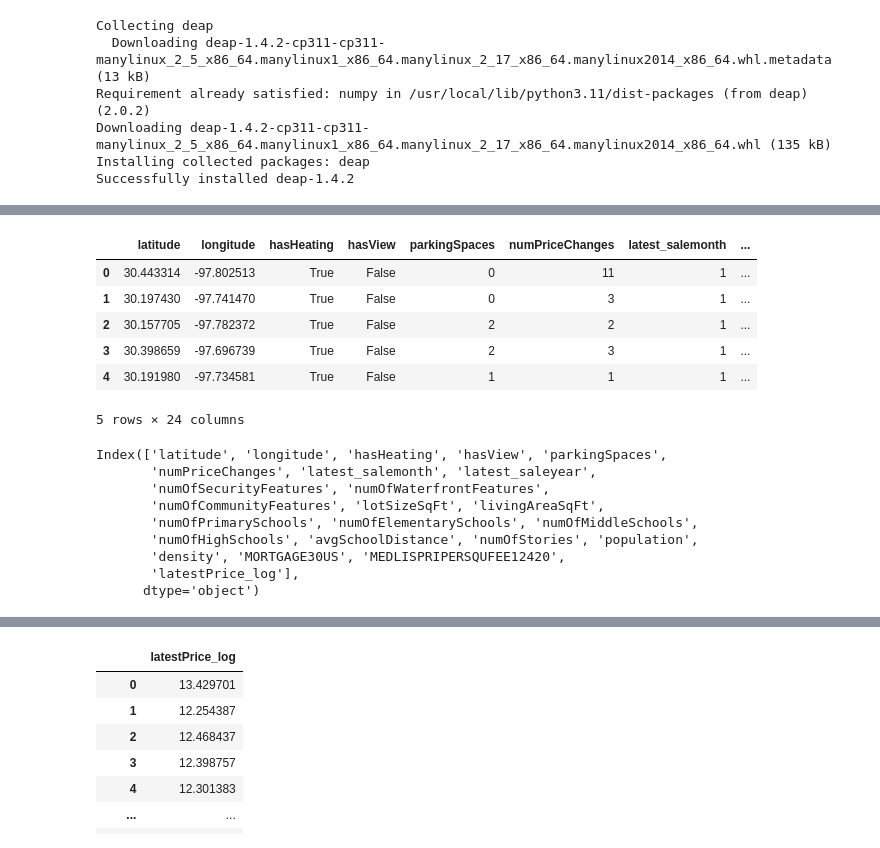
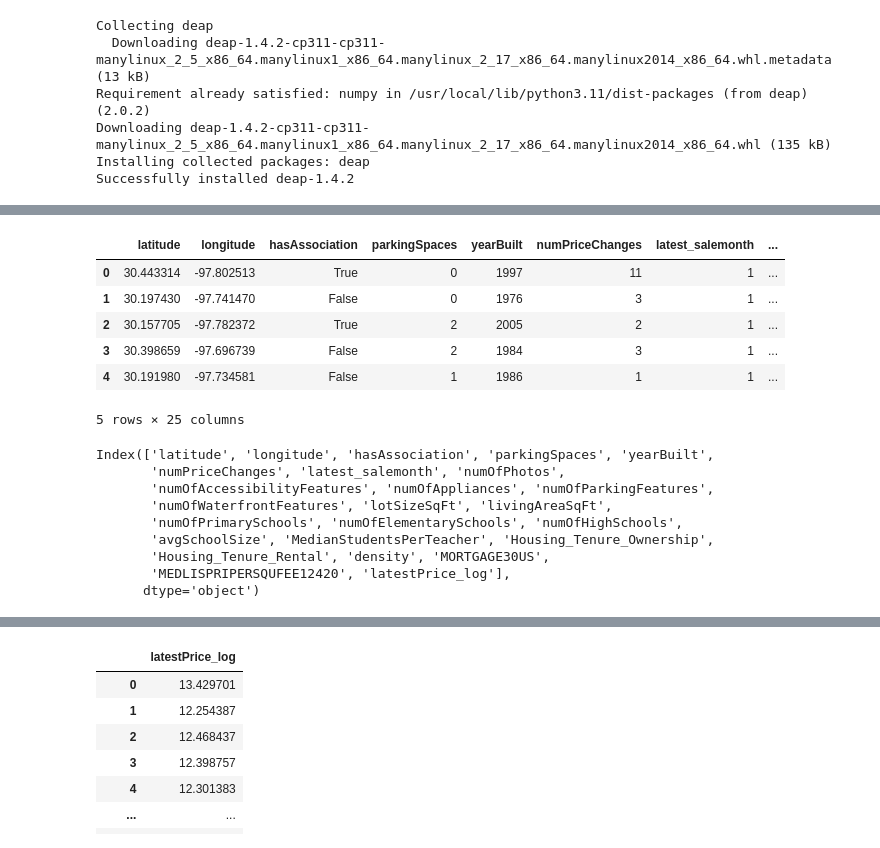
Before and after one commit to Shahahaha11/LION_DEN, a Jupyter notebook: trial_DATA_CLEANING.ipynb, the cells around one changed output, grey strips where cells are left out. Drawn from its saved outputs; the diff is of its cells as text; code cells hidden in the pictures.

```diff
--- a/trial_DATA_CLEANING.ipynb
+++ b/trial_DATA_CLEANING.ipynb
@@ -666,39 +676,34 @@ Selected Features: ['latitude', 'longitude', 'hasHeating', 'hasView', 'parkingSp
 # %%
 # Manually define selected features
 selected_features = [
-    'latitude', 'longitude', 'hasHeating', 'hasView', 'parkingSpaces',
-    'numPriceChanges', 'latest_salemonth', 'latest_saleyear',
-    'numOfSecurityFeatures', 'numOfWaterfrontFeatures', 'numOfCommunityFeatures',
-    'lotSizeSqFt', 'livingAreaSqFt', 'numOfPrimarySchools', 'numOfElementarySchools',
-    'numOfMiddleSchools', 'numOfHighSchools', 'avgSchoolDistance', 'numOfStories',
-    'population', 'density', 'MORTGAGE30US', 'MEDLISPRIPERSQUFEE12420'
+   'latitude', 'longitude', 'hasAssociation', 'parkingSpaces', 'yearBuilt', 'numPriceChanges', 'latest_salemonth', 'numOfPhotos', 'numOfAccessibilityFeatures', 'numOfAppliances', 'numOfParkingFeatures', 'numOfWaterfrontFeatures', 'lotSizeSqFt', 'livingAreaSqFt', 'numOfPrimarySchools', 'numOfElementarySchools', 'numOfHighSchools', 'avgSchoolSize', 'MedianStudentsPerTeacher', 'Housing_Tenure_Ownership', 'Housing_Tenure_Rental', 'density', 'MORTGAGE30US', 'MEDLISPRIPERSQUFEE12420'
 ]
 
 # Ensure the target variable is included
 selected_features.append('latestPrice_log')
 
 # Create df_3 with only the selected features and the target variable
 df_3 = df_2[selected_features]
 
 # Display the first few rows
 df_3.head()
 # %% [output]
-|  | latitude | longitude | hasHeating | hasView | parkingSpaces | numPriceChanges | latest_salemonth | ... |
-| 0 | 30.443314 | -97.802513 | True | False | 0 | 11 | 1 | ... |
-| 1 | 30.197430 | -97.741470 | True | False | 0 | 3 | 1 | ... |
-| 2 | 30.157705 | -97.782372 | True | False | 2 | 2 | 1 | ... |
-| 3 | 30.398659 | -97.696739 | True | False | 2 | 3 | 1 | ... |
-| 4 | 30.191980 | -97.734581 | True | False | 1 | 1 | 1 | ... |
+|  | latitude | longitude | hasAssociation | parkingSpaces | yearBuilt | numPriceChanges | latest_salemonth | ... |
+| 0 | 30.443314 | -97.802513 | True | 0 | 1997 | 11 | 1 | ... |
+| 1 | 30.197430 | -97.741470 | False | 0 | 1976 | 3 | 1 | ... |
+| 2 | 30.157705 | -97.782372 | True | 2 | 2005 | 2 | 1 | ... |
+| 3 | 30.398659 | -97.696739 | False | 2 | 1984 | 3 | 1 | ... |
+| 4 | 30.191980 | -97.734581 | False | 1 | 1986 | 1 | 1 | ... |
-5 rows × 24 columns
+5 rows × 25 columns
 # %%
 df_3.columns
 # %% [output]
-Index(['latitude', 'longitude', 'hasHeating', 'hasView', 'parkingSpaces',
-       'numPriceChanges', 'latest_salemonth', 'latest_saleyear',
-       'numOfSecurityFeatures', 'numOfWaterfrontFeatures',
-       'numOfCommunityFeatures', 'lotSizeSqFt', 'livingAreaSqFt',
-       'numOfPrimarySchools', 'numOfElementarySchools', 'numOfMiddleSchools',
-       'numOfHighSchools', 'avgSchoolDistance', 'numOfStories', 'population',
-       'density', 'MORTGAGE30US', 'MEDLISPRIPERSQUFEE12420',
-       'latestPrice_log'],
+Index(['latitude', 'longitude', 'hasAssociation', 'parkingSpaces', 'yearBuilt',
+       'numPriceChanges', 'latest_salemonth', 'numOfPhotos',
+       'numOfAccessibilityFeatures', 'numOfAppliances', 'numOfParkingFeatures',
+       'numOfWaterfrontFeatures', 'lotSizeSqFt', 'livingAreaSqFt',
+       'numOfPrimarySchools', 'numOfElementarySchools', 'numOfHighSchools',
+       'avgSchoolSize', 'MedianStudentsPerTeacher', 'Housing_Tenure_Ownership',
+       'Housing_Tenure_Rental', 'density', 'MORTGAGE30US',
+       'MEDLISPRIPERSQUFEE12420', 'latestPrice_log'],
       dtype='object')
```
Also changed, not shown: parts of 15 cells of this notebook.
